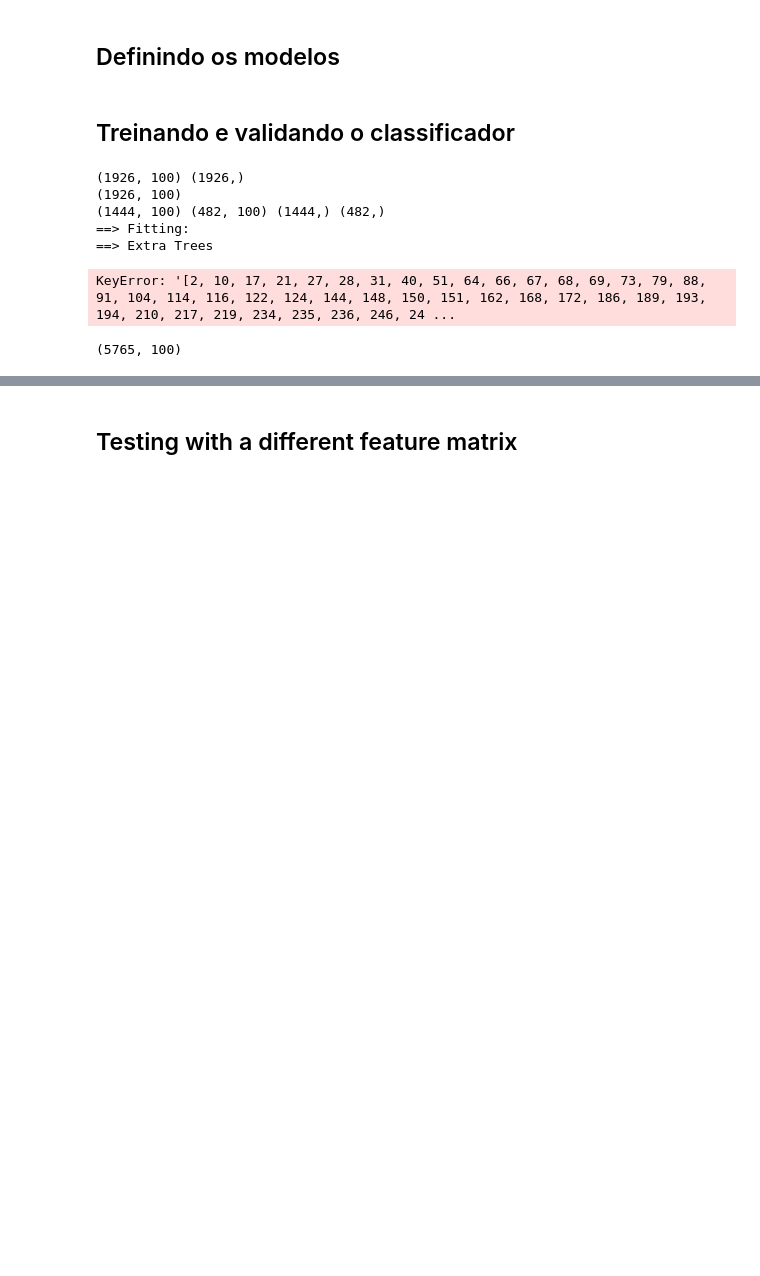
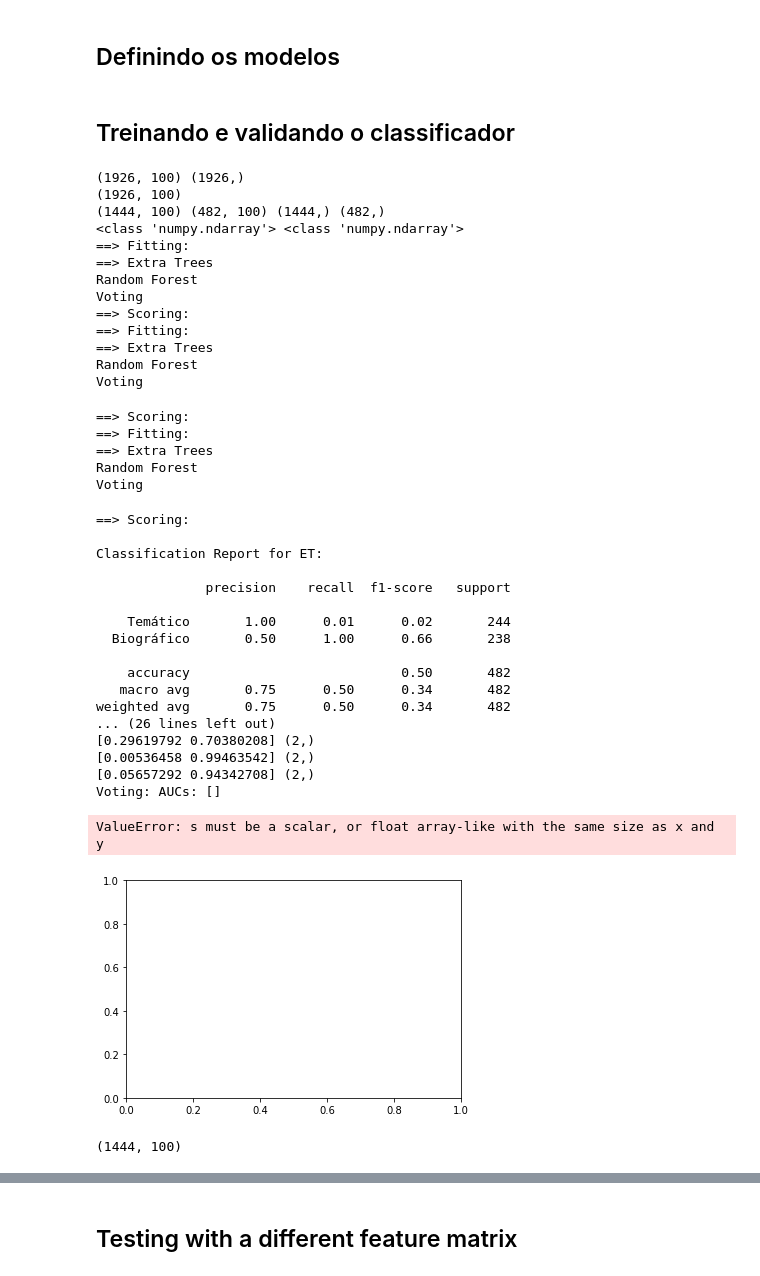
Before and after one commit to fccoelho/text-mining-cientistas-sociais, a Jupyter notebook: Capitulo_5.ipynb, the cells around one changed output, grey strips where cells are left out. Cells and saved outputs as stored; diff of their text form; code cells hidden in the pictures; blank space fills up the shorter version.

Commit message:
fixed the training code

```diff
--- a/Capitulo_5.ipynb
+++ b/Capitulo_5.ipynb
@@ -217,48 +217,79 @@ scaler = StandardScaler()
 acc_hist = defaultdict(lambda: [])
 X2 = data2.values
 print(X2.shape, Y2.shape)
-Xtrain,Xtest,Ytrain,Ytest = train_test_split(X2,Y2, test_size=.25)
+Xtrain,Xtest,Ytrain,Ytest = train_test_split(X2,Y2.values, test_size=.25)
 print(X2.shape)
 print(Xtrain.shape,Xtest.shape,Ytrain.shape,Ytest.shape)
 probas = defaultdict(lambda: [])
 skf = StratifiedKFold(3, shuffle=True)
-
+print (type(Xtrain),type(Ytrain))
 for train_index, test_index in skf.split(Xtrain, Ytrain):
     scaler.fit(Xtrain)
     Xtr = scaler.transform(Xtrain[train_index])
     Xte = Xtrain[test_index]
     print("==> Fitting:")
     print("==> Extra Trees")
     etclf.fit(Xtr,Ytrain[train_index])
     print("Random Forest")
     rfclf.fit(Xtr, Ytrain[train_index])
     probas['RF'].append((rfclf.predict_proba(Xte), Ytrain[test_index]))
     print("Voting")
     vcclf.fit(Xtr, Ytrain[train_index])
     probas['Voting'].append(vcclf.predict_proba(Xte))
     print("==> Scoring:")
     acc_hist['ET'].append(cross_val_score(etclf, Xtest, Ytest, cv=2, n_jobs=-1).mean())
 
     acc_hist['RF'].append(cross_val_score(rfclf, Xtest, Ytest, cv=2, n_jobs=-1).mean())
     acc_hist['Voting'].append(vcclf.score(Xtest, Ytest))
 print_class_report(Xtest, Ytest, etclf, 'ET')
 print_class_report(Xtest, Ytest, rfclf, 'RF')
 print_class_report(Xtest, Ytest, vcclf, 'Voting')
 
 #     plot_learning(acc_hist)
 plot_roc(probas)
 
 # print('trained {} documents.'.format((n+1)*batchsize))
 df_acc = pd.DataFrame(acc_hist)
 # %% [output]
 (1926, 100) (1926,)
 (1926, 100)
 (1444, 100) (482, 100) (1444,) (482,)
+<class 'numpy.ndarray'> <class 'numpy.ndarray'>
 ==> Fitting:
 ==> Extra Trees
+Random Forest
+Voting
+==> Scoring:
+==> Fitting:
+==> Extra Trees
+Random Forest
+Voting
-KeyError: '[2, 10, 17, 21, 27, 28, 31, 40, 51, 64, 66, 67, 68, 69, 73, 79, 88, 91, 104, 114, 116, 122, 124, 144, 148, 150, 151, 162, 168, 172, 186, 189, 193, 194, 210, 217, 219, 234, 235, 236, 246, 24 ...
+==> Scoring:
+==> Fitting:
+==> Extra Trees
+Random Forest
+Voting
+==> Scoring:
+
+Classification Report for ET:
+
+              precision    recall  f1-score   support
+
+    Temático       1.00      0.01      0.02       244
+  Biográfico       0.50      1.00      0.66       238
+
+    accuracy                           0.50       482
+   macro avg       0.75      0.50      0.34       482
+weighted avg       0.75      0.50      0.34       482
+... (26 lines left out)
+[0.29619792 0.70380208] (2,)
+[0.00536458 0.99463542] (2,)
+[0.05657292 0.94342708] (2,)
+Voting: AUCs: []
+ValueError: s must be a scalar, or float array-like with the same size as x and y
+[figure, added]
 # %%
 Xtrain.shape
 # %% [output]
-(5765, 100)
+(1444, 100)
 # %%
```
Also changed, not shown: parts of 2 cells of this notebook.
